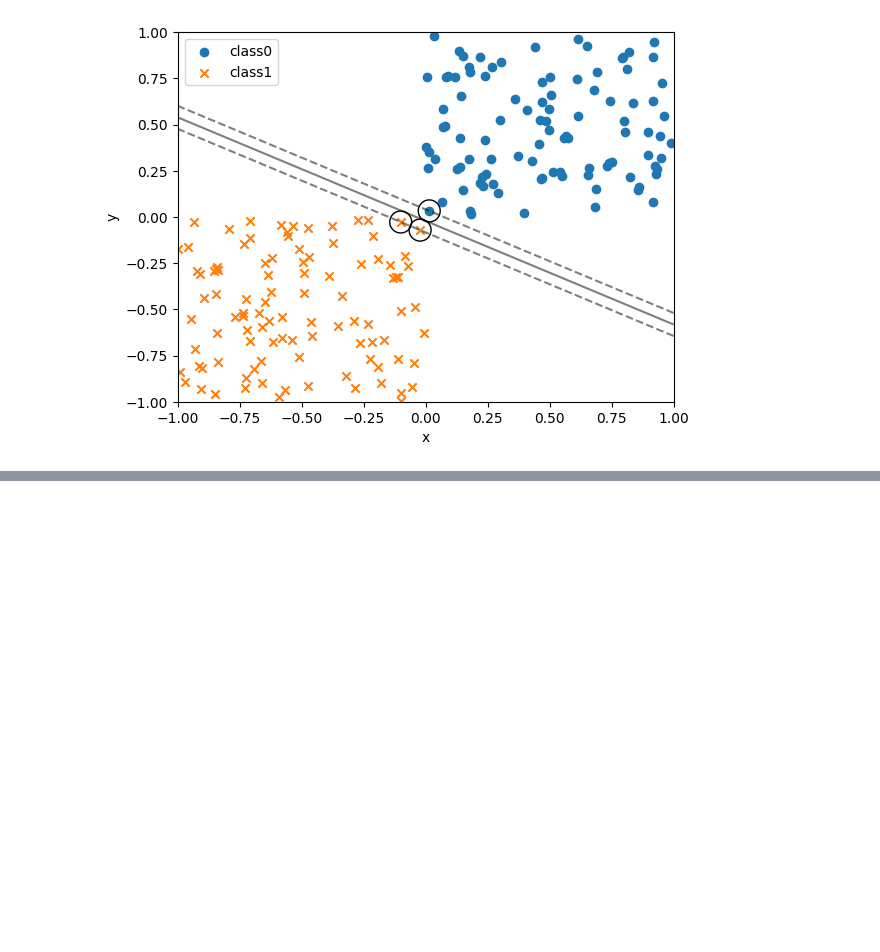
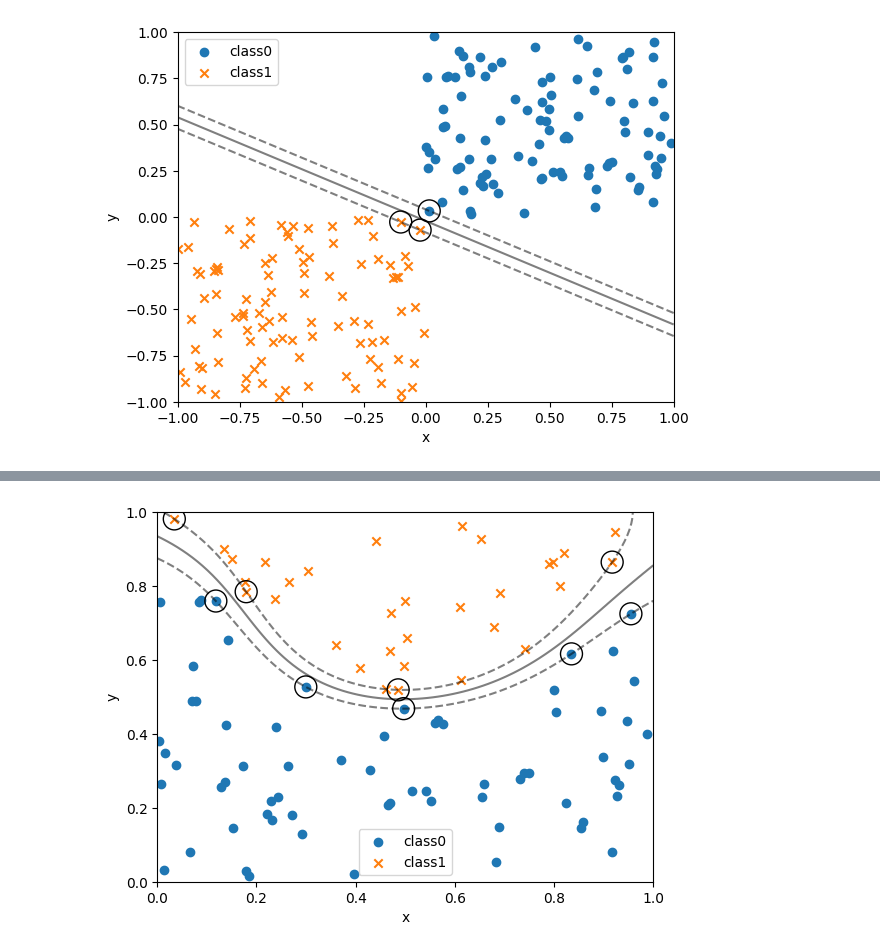
Before and after one commit to Apoaporon/python_study, a Jupyter notebook: python_study_scikit_learn.ipynb, the cells around one changed output, grey strips where cells are left out. Cells and saved outputs as stored; diff of their text form; code cells hidden in the pictures; blank space fills up the shorter version.

```diff
--- a/python_study_scikit_learn.ipynb
+++ b/python_study_scikit_learn.ipynb
@@ -304,0 +320,8 @@ plot_boundary_margin_sv(X0, y0, X1, y1, kernel='linear', C=1e6)
+# %%
+# 決定境界、マージン、サポートベクタをプロット
+X0, X1 = X[y==0,:], X[y==1, :]
+y0, y1 = y[y==0], y[y==1]
+# kernel rbf=動径基底関数を使用
+plot_boundary_margin_sv(X0,y0,X1,y1,kernel='rbf', C=1e3, xmin=0,ymin=0)
+# %% [output]
+[figure, added]
```
Also changed, not shown: parts of 16 cells of this notebook, 1 other file.
